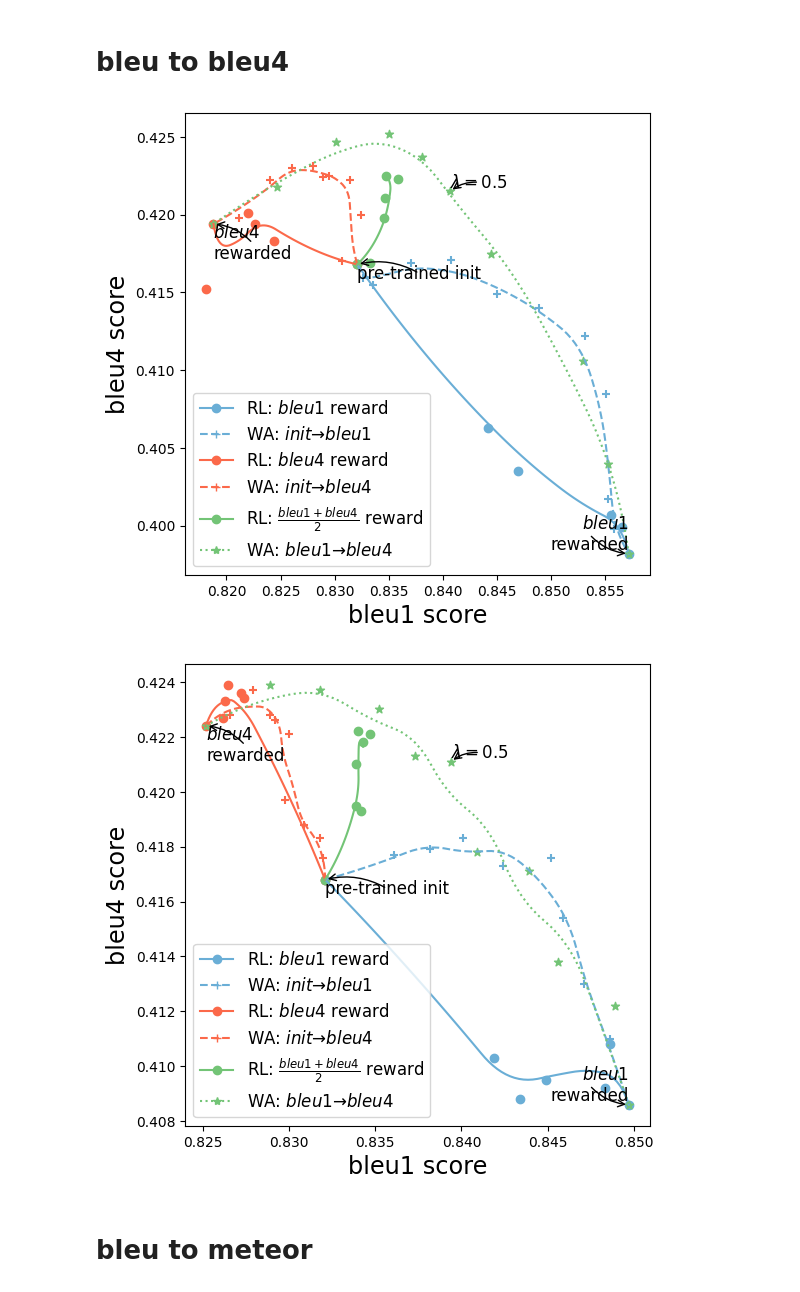
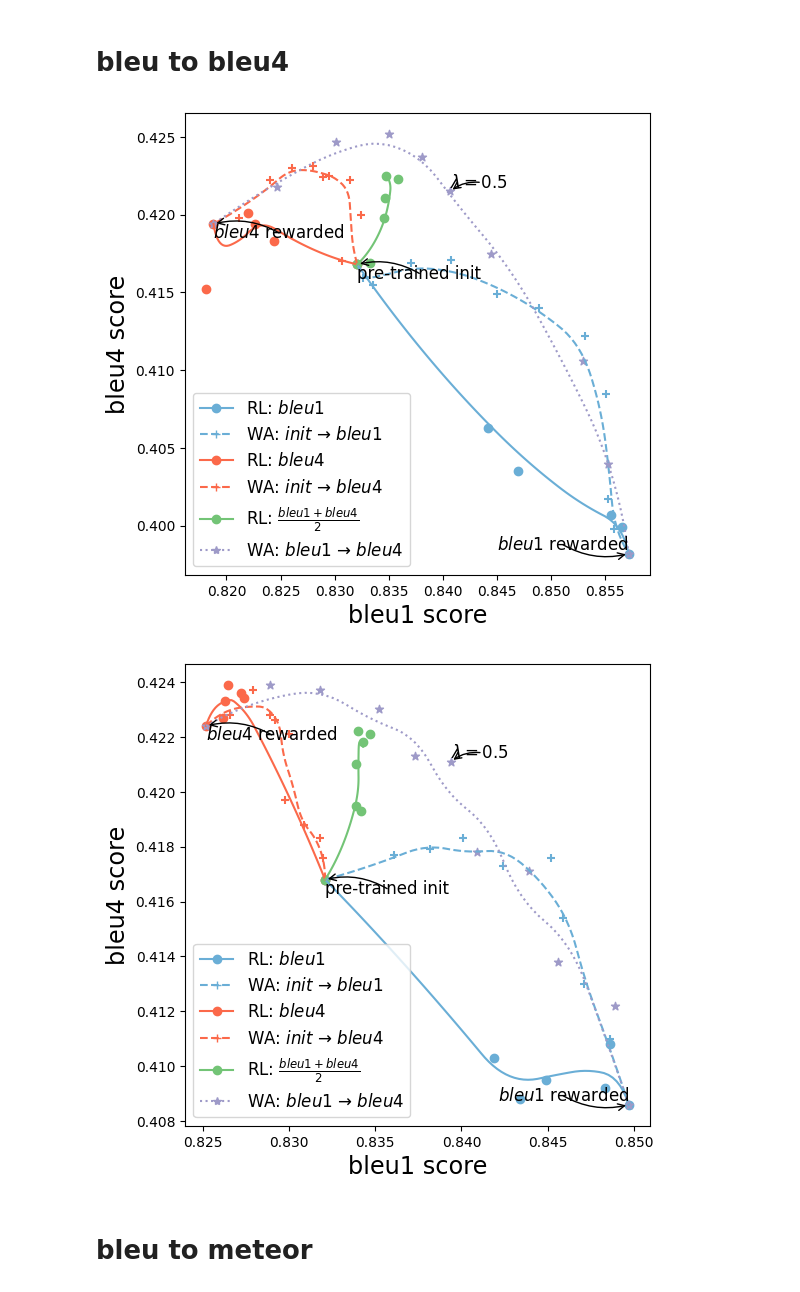
Before and after one commit to alexrame/domainbedv2, a Jupyter notebook: notebooks/rl/captioning/wa_rl_captioning.ipynb, the cells around one changed output. Saved outputs shown, nothing was run; the diff lists cells and outputs as text; code cells hidden in the pictures.

```diff
--- a/notebooks/rl/captioning/wa_rl_captioning.ipynb
+++ b/notebooks/rl/captioning/wa_rl_captioning.ipynb
@@ -33,7 +33,7 @@ do_save = True
 from captioning import fts_bleu4, fts_bleu, fts_rouge, fts_meteor, fts_bleurouge, fts_bleumeteor, fts_bleubleu4, fts_rougebleu4, fts_cider, fts_ciderbleu, fts_rougecider
 from captioning import e2e_bleu, e2e_bleu4, e2e_rouge, e2e_bleurouge, e2e_bleu4rouge, e2e_meteor, e2e_bleubleu4, e2e_bleumeteor, e2e_cider
 # %%
-do_save=False
+do_save=True
 def get_at_coeff(l_wa, coeff=0.5):
     for l in l_wa:
         if isinstance(l["lambda"], list):
@@ -43,7 +43,7 @@ def get_at_coeff(l_wa, coeff=0.5):
         if found_coeff == coeff:
             return l
     raise ValueError()
-arrowprops = dict(arrowstyle='->', connectionstyle='arc3,rad=0.2', linewidth=1)
+arrowprops = dict(arrowstyle='->', connectionstyle='arc3,rad=0.2', linewidth=1, shrinkA=0)
 # %%
 def plot_captioning(list_l, key_x, key_y, loc="lower left", _dict_key_to_limit={}):
     dict_key_to_label = {
@@ -57,12 +57,12 @@ def plot_captioning(list_l, key_x, key_y, loc="lower left", _dict_key_to_limit={
     label_y = dict_key_to_label[key_y]
     label_xy = "{label_x} + {label_y}".format(label_x=label_x, label_y=label_y)
     labels = [
-        r"RL: ${label_x}$ reward".format(label_x=label_x
-                                        ), r"WA: $init \to {label_x}$".format(label_x=label_x),
-        r"RL: ${label_y}$ reward".format(label_y=label_y),
-        r"WA: $init \to {label_y}$".format(label_y=label_y),
-        r"RL: $\frac{{{label_xy}}}{{2}}$ reward".format(label_xy=label_xy),
-        r"WA: ${label_x} \to {label_y}$".format(label_x=label_x, label_y=label_y)
+        r"RL: ${label_x}$".format(label_x=label_x
+                                        ), r"WA: $init$ $\to$ ${label_x}$".format(label_x=label_x),
+        r"RL: ${label_y}$".format(label_y=label_y),
+        r"WA: $init$ $\to$ ${label_y}$".format(label_y=label_y),
+        r"RL: $\frac{{{label_xy}}}{{2}}$".format(label_xy=label_xy),
+        r"WA: ${label_x}$ $\to$ ${label_y}$".format(label_x=label_x, label_y=label_y)
     ]
     fig_dr = plot.plot_key(
         list_l,
@@ -71,7 +71,7 @@ def plot_captioning(list_l, key_x, key_y, loc="lower left", _dict_key_to_limit={
         labels=labels,
         loc=loc,
         # keycolor="lambda",
-        colormaps=['Blues', 'Blues', 'Reds', 'Reds', "Greens", 'Greens'],
+        colormaps=['Blues', 'Blues', 'Reds', 'Reds', "Greens", 'Purples'],
         linestyles=['solid', 'dashed', 'solid', 'dashed', "solid", 'dotted'],
         order="savgol_3_1_quadratic",
         _dict_key_to_limit=_dict_key_to_limit,
@@ -85,7 +85,7 @@ def plot_captioning(list_l, key_x, key_y, loc="lower left", _dict_key_to_limit={
         arrowprops=arrowprops
     )
     plot.plt.annotate(
-        r"${label_x}$".format(label_x=label_x) + "\nrewarded",
+        r"${label_x}$".format(label_x=label_x) + " rewarded",
         xy=(list_l[0][-1][key_x], list_l[0][-1][key_y]),
         ha='right',
         va="bottom",
@@ -93,7 +93,7 @@ def plot_captioning(list_l, key_x, key_y, loc="lower left", _dict_key_to_limit={
         arrowprops=arrowprops
     )
     plot.plt.annotate(
-        r"${label_y}$".format(label_y=label_y) + "\nrewarded",
+        r"${label_y}$".format(label_y=label_y) + " rewarded",
         xy=(list_l[2][-1][key_x], list_l[2][-1][key_y]),
         ha='left',
         va="top",
@@ -124,21 +124,21 @@ fig_dr = plot_captioning(
     key_x="Bleu_1",
     key_y="Bleu_4"
 )
-plot.save_fig(fig=fig_dr, name="captioning/pareto_captioning_e2e_bleutobleu4.pdf", do_save=do_save)
+plot.save_fig(fig=fig_dr, name="captioning/pareto_captioning_e2e_bleu1tobleu4.pdf", do_save=do_save)
 # %% [output]
-[figure, old version]
+[figure, new version]
 # %%
 fig_dr = plot_captioning(
     list_l=[
         fts_bleu.l_step, fts_bleu.l_wa, fts_bleu4.l_step, fts_bleu4.l_wa, fts_bleubleu4.l_step,
         fts_bleubleu4.l_wa
     ],
     key_x="Bleu_1",
     key_y="Bleu_4"
 )
-plot.save_fig(fig=fig_dr, name="captioning/pareto_captioning_bleutobleu4.pdf", do_save=do_save)
+plot.save_fig(fig=fig_dr, name="captioning/pareto_captioning_bleu1tobleu4.pdf", do_save=do_save)
 # %% [output]
-[figure, old version]
+[figure, new version]
 # %% [markdown]
 # bleu to meteor
 # %%
```
Also changed, not shown: parts of 14 cells of this notebook, 5 other files.
